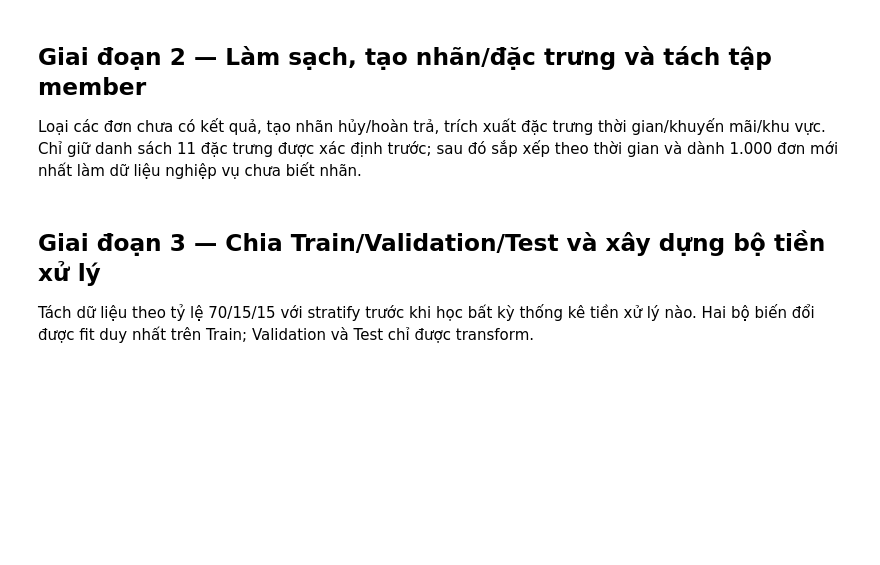
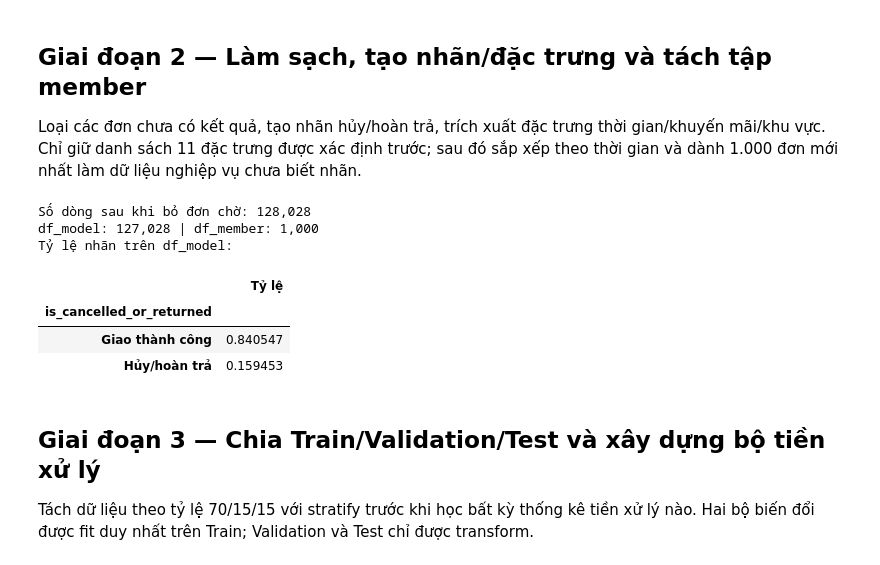
Before and after one commit to thaonld2230-max/AmazonOrderPrediction, a Jupyter notebook: main_model.ipynb, the cells around one changed output. Drawn from its saved outputs; the diff is of its cells as text; code cells hidden in the pictures; blank space fills up the shorter version.

Commit message:
Cap nhat ket qua output trong main_model.ipynb

```diff
--- a/main_model.ipynb
+++ b/main_model.ipynb
@@ -46,7 +46,7 @@ Loại các đơn chưa có kết quả, tạo nhãn hủy/hoàn trả, trích x
 # %%
 # Prefer the CSV beside this notebook, with the attached dataset as a fallback.
 local_csv = "Amazon Sale Report.csv"
-attached_csv = r"C:\BTL_TTNT\Amazon Sale Report.csv (1)\Amazon Sale Report.csv"
+attached_csv = r"C:\baitieuluan.python\Amazon Sale Report.csv (1) (1)\Amazon Sale Report.csv"
 csv_path = local_csv if os.path.exists(local_csv) else attached_csv
 if not os.path.exists(csv_path):
     raise FileNotFoundError(
@@ -54,7 +54,10 @@ if not os.path.exists(csv_path):
         "Place Amazon Sale Report.csv beside the notebook or update attached_csv."
     )
 
-df = pd.read_csv(csv_path, low_memory=False)
+df = pd.read_csv(
+    r'C:\baitieuluan.python\Amazon Sale Report.csv (1) (1)\Amazon Sale Report.csv',
+    low_memory=False
+)
 df.columns = df.columns.str.strip()
 
 pending_statuses = ["Pending", "Pending - Waiting for Pick Up", "Shipping"]
@@ -83,33 +86,41 @@ features = [
 ]
 leakage_and_identifier_columns = [
     "Qty", "Courier Status", "Unnamed: 22", "currency", "ship-country",
     "fulfilled-by", "index", "Order ID", "SKU", "ASIN", "Style",
 ]
 
 df = df.sort_values("Date", ascending=True).reset_index(drop=True)
 if len(df) != 128_028:
     raise ValueError(f"Expected 128,028 rows after removing pending statuses; found {len(df):,}.")
 if len(df) <= 1_000:
     raise ValueError("At least 1,001 rows are required to reserve the member set.")
 
 df_member = df.tail(1_000).copy()
 df_model = df.iloc[:-1_000].copy()
 # Keep member labels out of the prediction workflow.
 df_member = df_member.drop(columns=["Status", "is_cancelled_or_returned"])
 # Exclude leakage fields and identifiers from model inputs.
 df_model = df_model.drop(columns=leakage_and_identifier_columns, errors="ignore")
 
 assert len(df_member) == 1_000 and len(df_model) == 127_028
 print(f"Số dòng sau khi bỏ đơn chờ: {len(df):,}")
 print(f"df_model: {len(df_model):,} | df_member: {len(df_member):,}")
 print("Tỷ lệ nhãn trên df_model:")
 display(
     df_model["is_cancelled_or_returned"]
     .value_counts(normalize=True)
     .rename(index={0: "Giao thành công", 1: "Hủy/hoàn trả"})
     .rename("Tỷ lệ")
     .to_frame()
 )
+# %% [output]
+Số dòng sau khi bỏ đơn chờ: 128,028
+df_model: 127,028 | df_member: 1,000
+Tỷ lệ nhãn trên df_model:
+|  | Tỷ lệ |
+| is_cancelled_or_returned |  |
+| Giao thành công | 0.840547 |
+| Hủy/hoàn trả | 0.159453 |
 # %% [markdown]
 ## Giai đoạn 3 — Chia Train/Validation/Test và xây dựng bộ tiền xử lý
 
```
Also changed, not shown: parts of 4 cells of this notebook.
